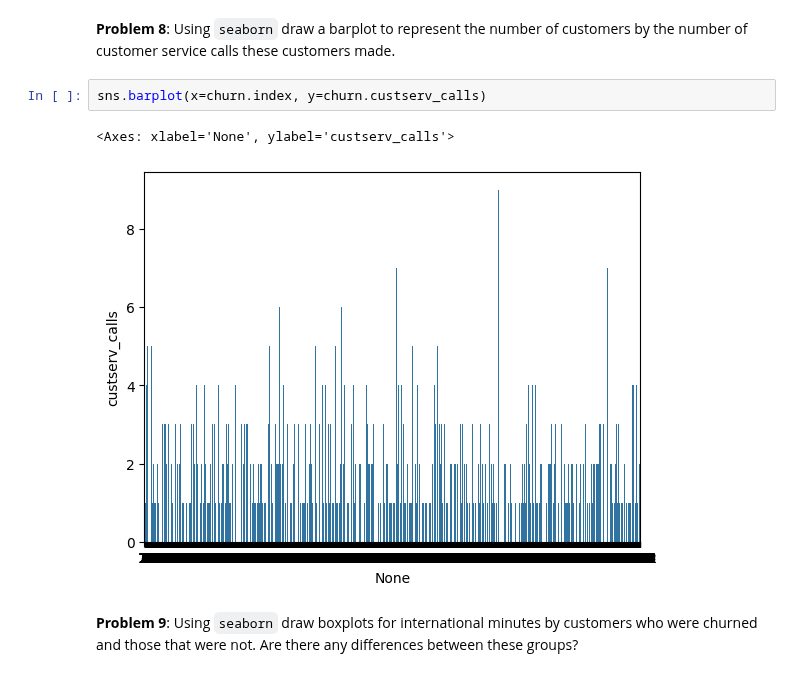
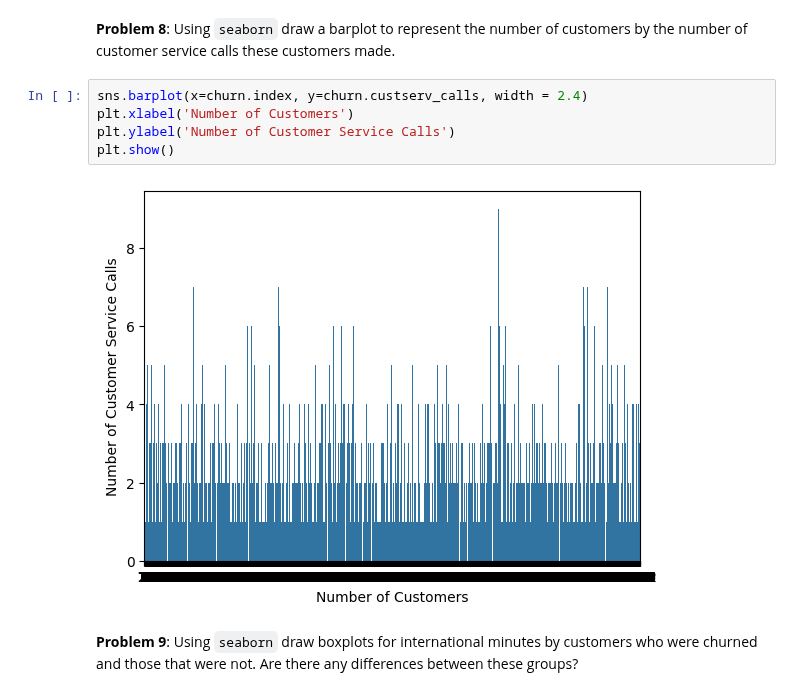
Before and after one commit to josepeon/python_dad_class, a Jupyter notebook: dad_homework_II.ipynb, the cells around one changed output. Drawn from its saved outputs; the diff is of its cells as text.

```diff
--- a/dad_homework_II.ipynb
+++ b/dad_homework_II.ipynb
@@ -102,10 +105,12 @@ dtype: float64
 # %% [markdown]
 **Problem 8**: Using `seaborn` draw a barplot to represent the number of customers by the number of customer service calls these customers made.
 # %%
-sns.barplot(x=churn.index, y=churn.custserv_calls)
+sns.barplot(x=churn.index, y=churn.custserv_calls, width = 2.4)
+plt.xlabel('Number of Customers')
+plt.ylabel('Number of Customer Service Calls')
+plt.show()
 # %% [output]
-<Axes: xlabel='None', ylabel='custserv_calls'>
-[figure, old version]
+[figure, new version]
 # %% [markdown]
 **Problem 9**: Using `seaborn` draw boxplots for international minutes by customers who were churned and those that were not.  Are there any differences between these groups?
 # %%
```
Also changed, not shown: parts of 2 cells of this notebook.
